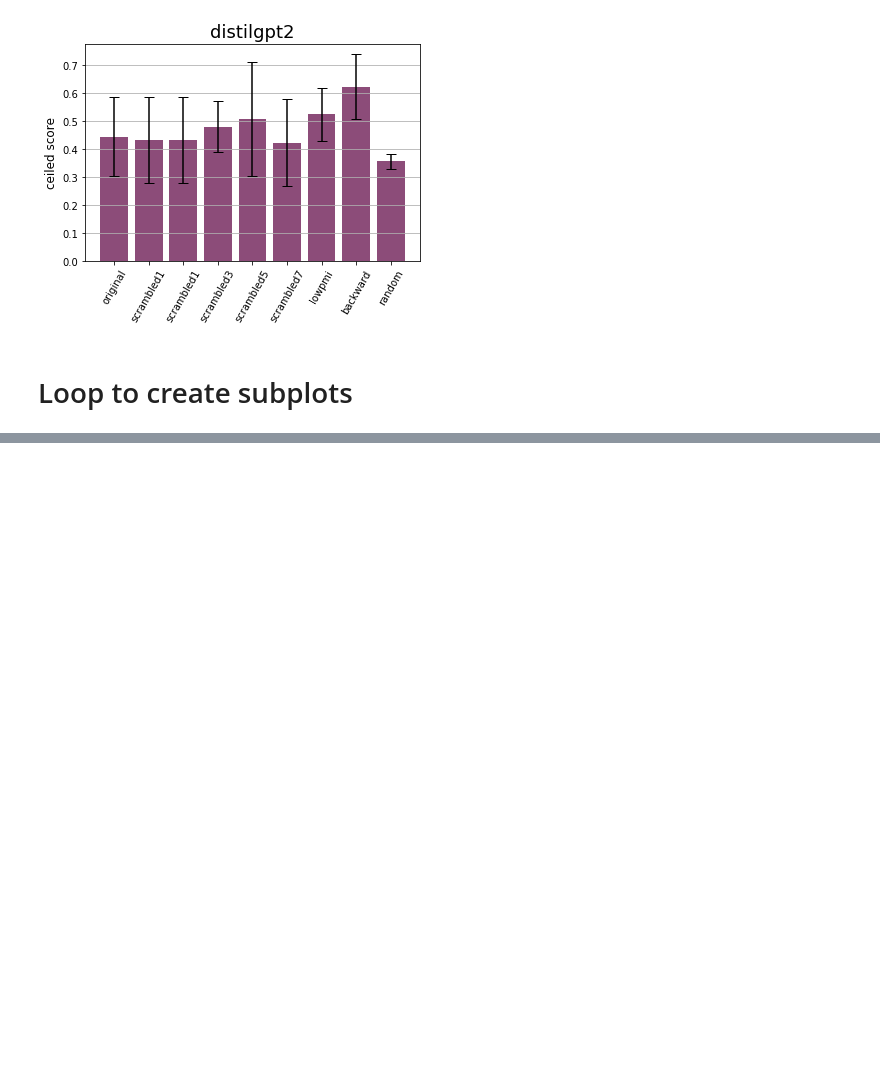
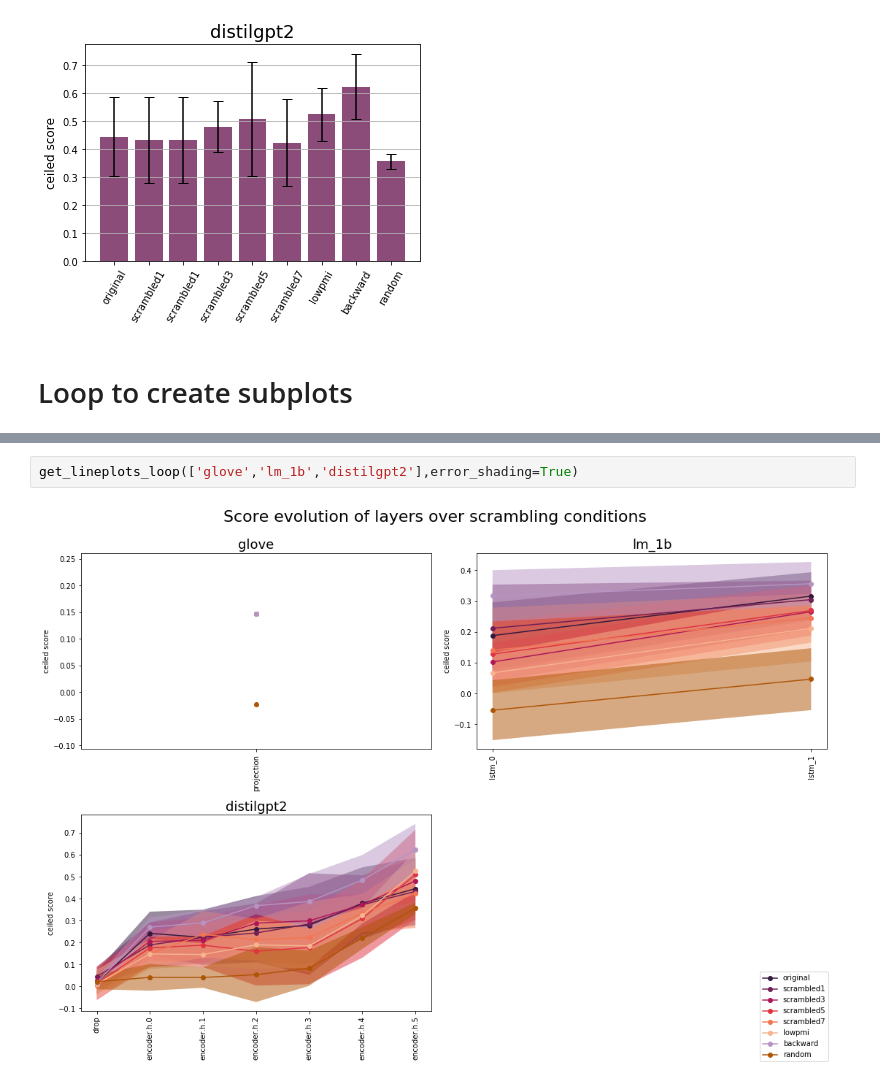
Before and after one commit to eghbalhosseini/neural-nlp-1, a Jupyter notebook: neural_nlp/analyze/neural-scrambled/match-to-brain.ipynb, the cells around one changed output, grey strips where cells are left out. Saved outputs shown, nothing was run; the diff lists cells and outputs as text; blank space fills up the shorter version.

```diff
--- a/neural_nlp/analyze/neural-scrambled/match-to-brain.ipynb
+++ b/neural_nlp/analyze/neural-scrambled/match-to-brain.ipynb
@@ -194,0 +319,4 @@ get_subplots_loop(['glove','lm_1b','distilgpt2'])
+# %%
+get_lineplots_loop(['glove','lm_1b','distilgpt2'],error_shading=True)
+# %% [output]
+[figure, added]
```
Also changed, not shown: parts of 16 cells of this notebook.
